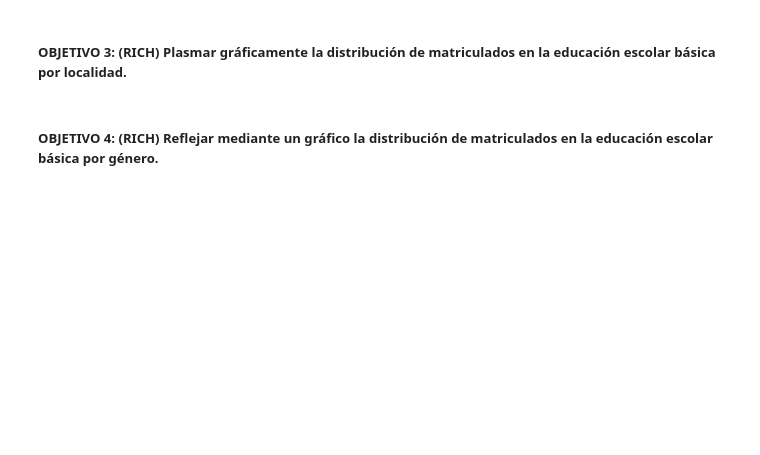
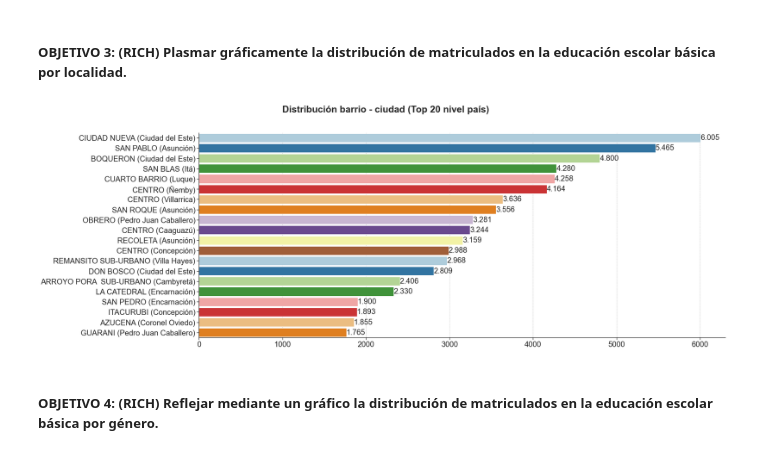
Before and after one commit to richardchena/diplomado_python, a Jupyter notebook: proyecto_final.ipynb, the cells around one changed output. Cells and saved outputs as stored; diff of their text form; code cells hidden in the pictures; blank space fills up the shorter version.

```diff
--- a/proyecto_final.ipynb
+++ b/proyecto_final.ipynb
@@ -154,6 +154,75 @@ plt.show()
 # %% [markdown]
 <h5>OBJETIVO 3: (RICH)</h6>
 Plasmar gráficamente la distribución de matriculados en la educación escolar básica por localidad.
+# %%
+# Establecemos el top
+top_global_barrios = 20
+
+# formateamos el indice
+df_barrios = df.reset_index()
+
+# Concatenamos el campo barrio con el siguiente formato "barrio (ciudad correspondiente)"
+df_barrios['localidad'] = df_barrios['localidad'] + ' (' + df_barrios['distrito'] + ')'
+
+# Determinamos los indices
+df_barrios = df_barrios.set_index(['departamento','localidad'])
+
+# Agregamos la suma agrupando por departamento y barrio
+df_barrios = df_barrios.groupby(['departamento', 'localidad']).agg({'total_matriculados' : 'sum'})
+
+# Ordenamos segun la cantidad por departamento y localidad, para obtener un top
+df_barrios_top = df_barrios.groupby('departamento', group_keys=False).apply(lambda x: x.sort_values('total_matriculados', ascending=False))
+df_barrios_top = df_barrios_top.groupby('departamento').head(top_barrios)[['total_matriculados']]
+
+df_barrios_top_global = df_barrios_top.reset_index()
+df_barrios_top_global = df_barrios_top_global.drop(columns='departamento').nlargest(top_global_barrios, 'total_matriculados', keep='all')
+
+# Establecemos la sesión como no-interactiva.
+plt.close('all')
+plt.ioff()
+
+# Creamos la figura contenedora.
+tamanho_grilla = (1, 2)
+fig = plt.figure()
+axes = []
+
+# Establecemos los subgráficos
+axes.append(plt.subplot2grid(tamanho_grilla, (0,0), colspan=2, rowspan=1))
+
+# Ajustamos el espacio entre los subgraficos
+fig.subplots_adjust(hspace=0.3)
+
+# Establecemos el super-titulo.
+#fig.suptitle('Distribución barrio - ciudad', fontsize=30, fontweight='bold')
+fig.suptitle(f'Distribución barrio - ciudad (Top {top_global_barrios} nivel país)',
+             x=+0.40,
+             horizontalalignment='center',
+             verticalalignment='top',
+             fontsize = 25,
+             fontweight='bold')
+
+# Establecemos la paleta de colores
+colores = sns.husl_palette(s=.4) #sns.color_palette("husl", 9)
+
+graf_barr1 = sns.barplot(x='total_matriculados', y='localidad', data = df_barrios_top_global, ax = axes[0], palette='Paired', width=0.85)
+#graf_barr1 = axes[0].set_title(f'Top {top_global_barrios} nivel país', fontdict= { 'fontsize': 25, 'fontweight':'bold'})
+graf_barr1 = axes[0].bar_label(axes[0].containers[0], fontsize = 20, labels = [f'{x:,.0f}'.replace(',', '.') for x in axes[0].containers[0].datavalues])
+
+# Eliminar el y-label and x-label
+graf_barr1 = axes[0].set_ylabel(None)
+graf_barr1 = axes[0].set_xlabel(None)
+
+# Cambios visuales
+axes[0].set(xlabel = None, ylabel = None)
+axes[0].grid(visible = True)
+axes[0].yaxis.grid(False)
+axes[0].yaxis.set_tick_params(labelsize = 20);
+axes[0].xaxis.set_tick_params(labelsize = 20);
+
+# Mostrar el grafico
+plt.show()
+# %% [output]
+[figure, added]
 # %% [markdown]
 <h5>OBJETIVO 4: (RICH)</h6>
 Reflejar mediante un gráfico la distribución de matriculados en la educación escolar básica por género.
```
Also changed, not shown: parts of 8 cells of this notebook.
